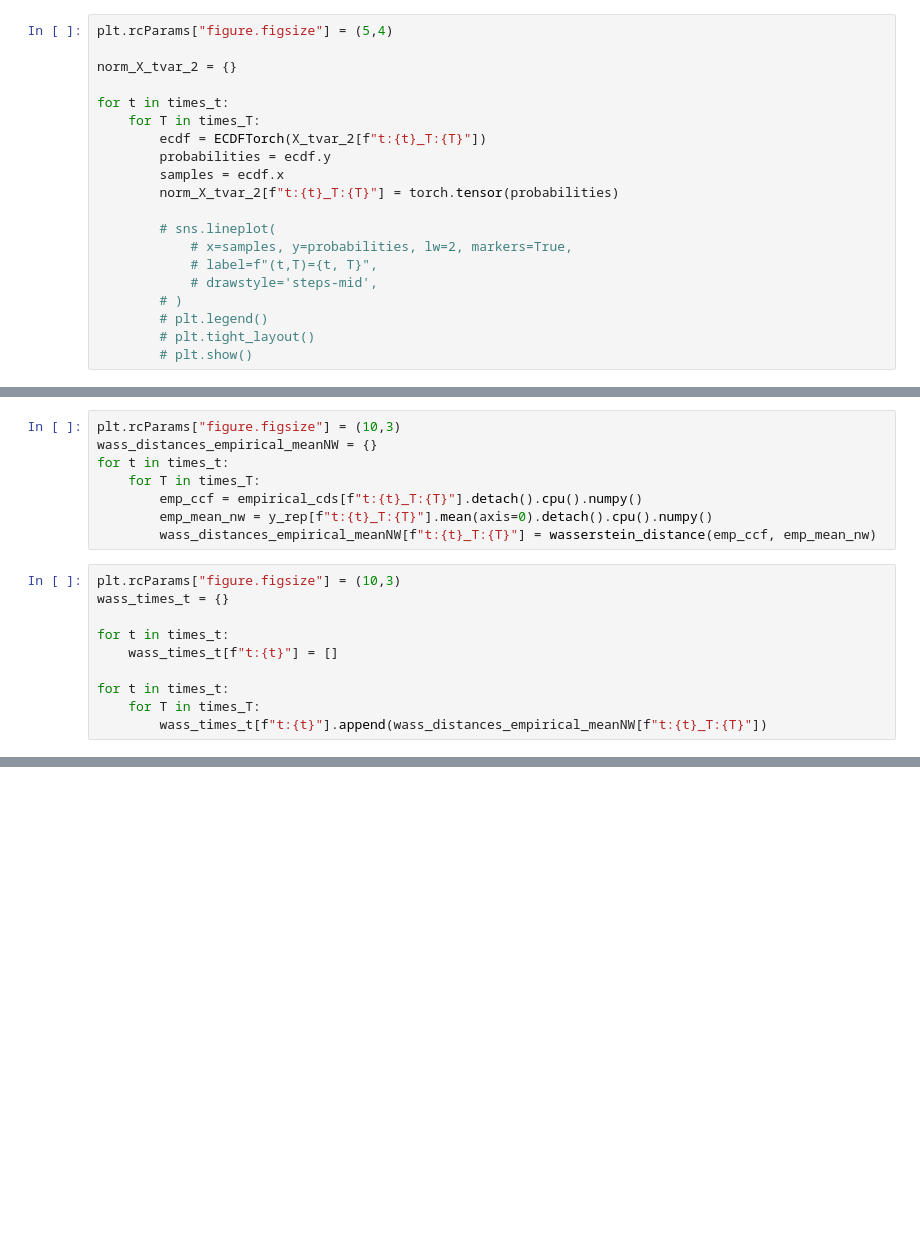
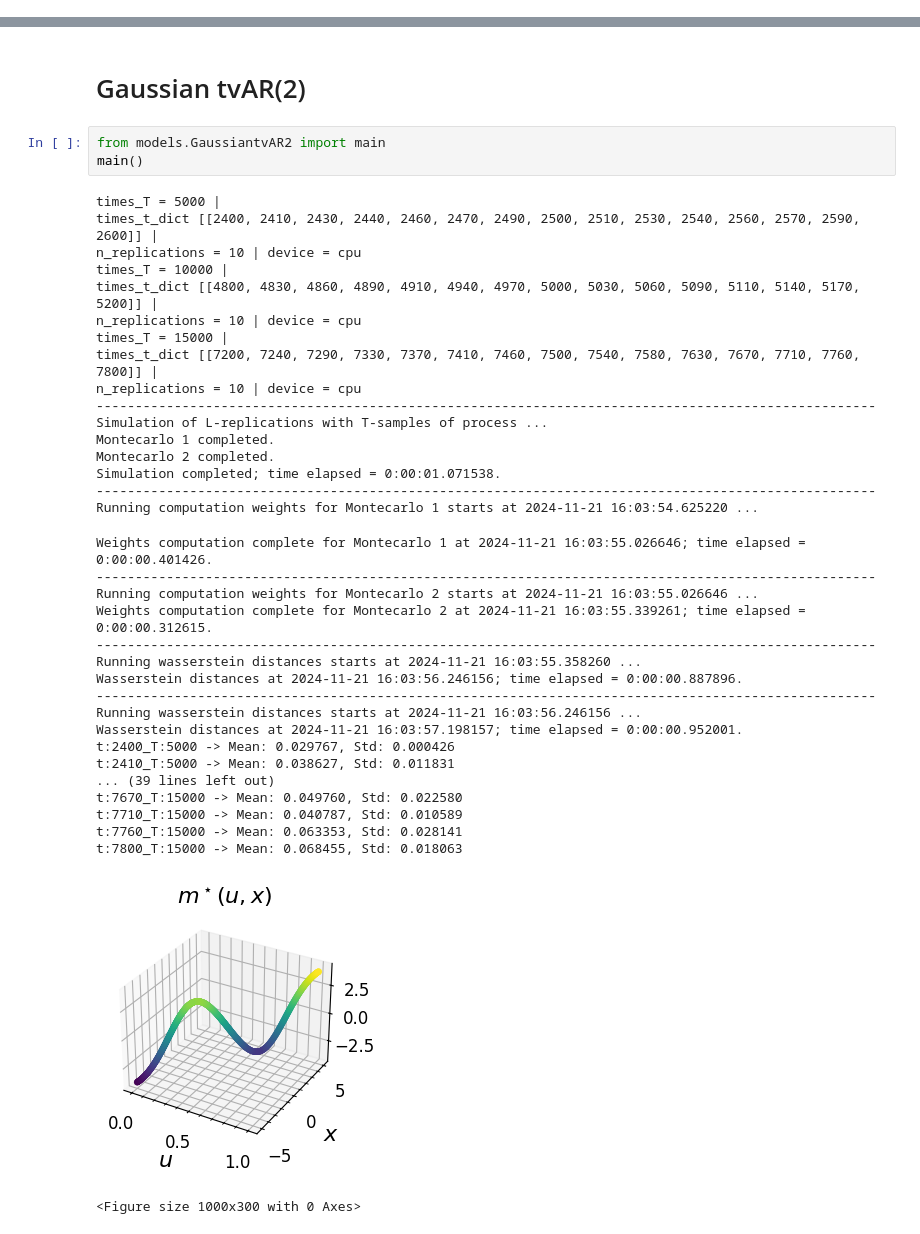
Before and after one commit to mzalaya/wasslsp, a Jupyter notebook: notebooks/simul/GaussiantvAR(2).ipynb, the cells around one changed output, grey strips where cells are left out. Drawn from its saved outputs; the diff is of its cells as text; blank space fills up the shorter version.

```diff
--- a/notebooks/simul/GaussiantvAR(2).ipynb
+++ b/notebooks/simul/GaussiantvAR(2).ipynb
@@ -235,20 +0,0 @@ for t in times_t:
-# %%
-plt.rcParams["figure.figsize"] = (5,4)
-
-norm_X_tvar_2 = {}
-
-for t in times_t:
-    for T in times_T:
-        ecdf = ECDFTorch(X_tvar_2[f"t:{t}_T:{T}"])
-        probabilities = ecdf.y
-        samples = ecdf.x
-        norm_X_tvar_2[f"t:{t}_T:{T}"] = torch.tensor(probabilities)
-
-        # sns.lineplot(
-            # x=samples, y=probabilities, lw=2, markers=True,
-            # label=f"(t,T)={t, T}",
-            # drawstyle='steps-mid',
-        # )
-        # plt.legend()
-        # plt.tight_layout()
-        # plt.show()
@@ -399,18 +0,0 @@ for t in times_t:
-# %%
-plt.rcParams["figure.figsize"] = (10,3)
-wass_distances_empirical_meanNW = {}
-for t in times_t:
-    for T in times_T:
-        emp_ccf = empirical_cds[f"t:{t}_T:{T}"].detach().cpu().numpy()
-        emp_mean_nw = y_rep[f"t:{t}_T:{T}"].mean(axis=0).detach().cpu().numpy()
-        wass_distances_empirical_meanNW[f"t:{t}_T:{T}"] = wasserstein_distance(emp_ccf, emp_mean_nw)
-# %%
-plt.rcParams["figure.figsize"] = (10,3)
-wass_times_t = {}
-
-for t in times_t:
-    wass_times_t[f"t:{t}"] = []
-
-for t in times_t:
-    for T in times_T:
-        wass_times_t[f"t:{t}"].append(wass_distances_empirical_meanNW[f"t:{t}_T:{T}"])
@@ -435,0 +1,41 @@ fig.savefig(os.path.join(path_fig, figure_name), dpi=150)
+# %% [markdown]
+# Gaussian tvAR(2)
+# %%
+from models.GaussiantvAR2 import main
+main()
+# %% [output]
+times_T = 5000 |
+times_t_dict [[2400, 2410, 2430, 2440, 2460, 2470, 2490, 2500, 2510, 2530, 2540, 2560, 2570, 2590, 2600]] |
+n_replications = 10 | device = cpu
+times_T = 10000 |
+times_t_dict [[4800, 4830, 4860, 4890, 4910, 4940, 4970, 5000, 5030, 5060, 5090, 5110, 5140, 5170, 5200]] |
+n_replications = 10 | device = cpu
+times_T = 15000 |
+times_t_dict [[7200, 7240, 7290, 7330, 7370, 7410, 7460, 7500, 7540, 7580, 7630, 7670, 7710, 7760, 7800]] |
+n_replications = 10 | device = cpu
+----------------------------------------------------------------------------------------------------
+Simulation of L-replications with T-samples of process ...
+Montecarlo 1 completed.
+Montecarlo 2 completed.
+Simulation completed; time elapsed = 0:00:01.071538.
+----------------------------------------------------------------------------------------------------
+Running computation weights for Montecarlo 1 starts at 2024-11-21 16:03:54.625220 ...
+Weights computation complete for Montecarlo 1 at 2024-11-21 16:03:55.026646; time elapsed = 0:00:00.401426.
+----------------------------------------------------------------------------------------------------
+Running computation weights for Montecarlo 2 starts at 2024-11-21 16:03:55.026646 ...
+Weights computation complete for Montecarlo 2 at 2024-11-21 16:03:55.339261; time elapsed = 0:00:00.312615.
+----------------------------------------------------------------------------------------------------
+Running wasserstein distances starts at 2024-11-21 16:03:55.358260 ...
+Wasserstein distances at 2024-11-21 16:03:56.246156; time elapsed = 0:00:00.887896.
+----------------------------------------------------------------------------------------------------
+Running wasserstein distances starts at 2024-11-21 16:03:56.246156 ...
+Wasserstein distances at 2024-11-21 16:03:57.198157; time elapsed = 0:00:00.952001.
+t:2400_T:5000 -> Mean: 0.029767, Std: 0.000426
+t:2410_T:5000 -> Mean: 0.038627, Std: 0.011831
+... (39 lines left out)
+t:7670_T:15000 -> Mean: 0.049760, Std: 0.022580
+t:7710_T:15000 -> Mean: 0.040787, Std: 0.010589
+t:7760_T:15000 -> Mean: 0.063353, Std: 0.028141
+t:7800_T:15000 -> Mean: 0.068455, Std: 0.018063
+[figure, added]
+<Figure size 1000x300 with 0 Axes>
```
Also changed, not shown: parts of 36 cells of this notebook, 45 other files.
